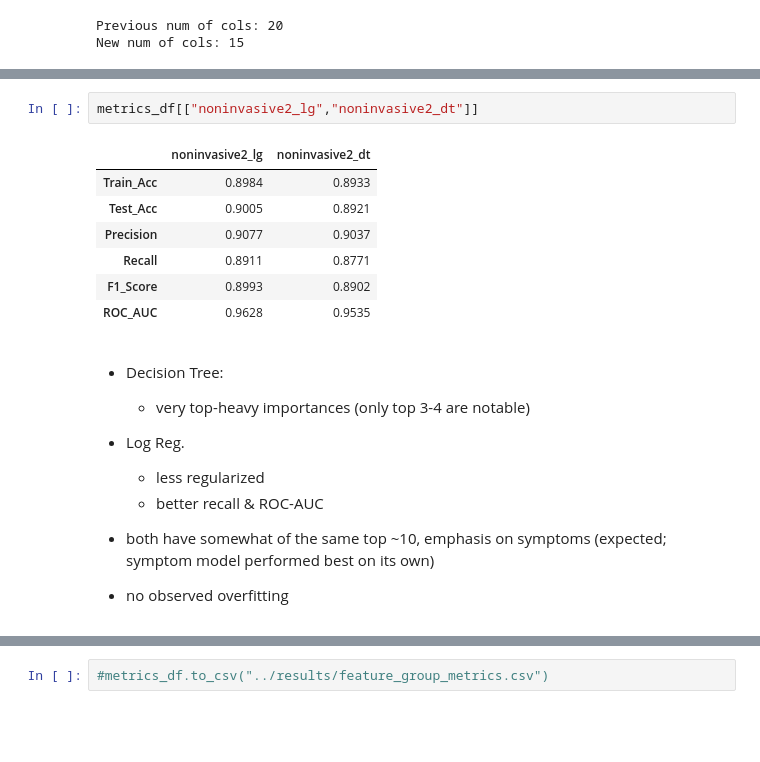
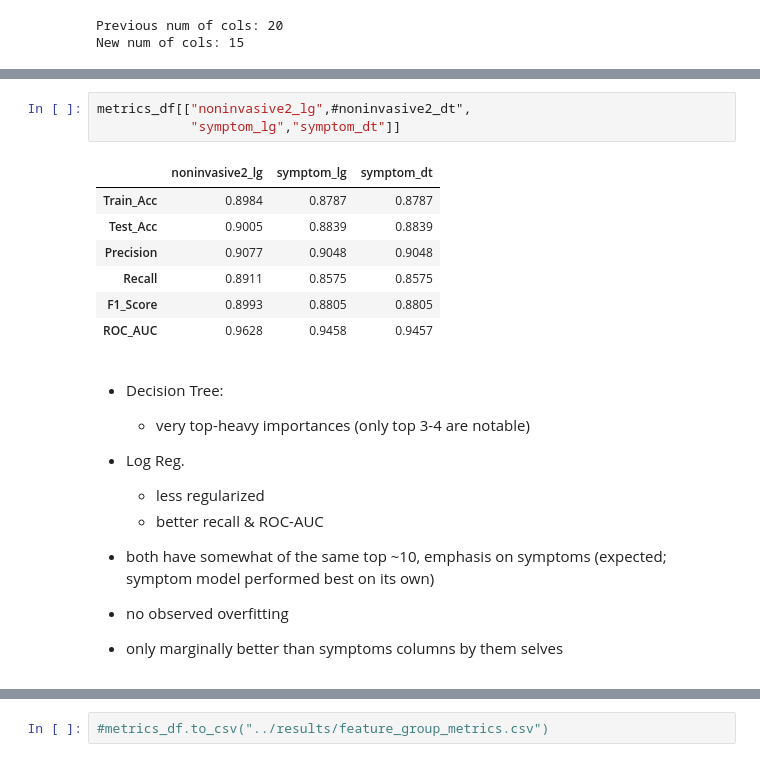
Before and after one commit to zaisid/OvarianCancer50k_ML, a Jupyter notebook: notebooks/ModelReduction.ipynb, the cells around one changed output, grey strips where cells are left out. Saved outputs shown, nothing was run; the diff lists cells and outputs as text; blank space fills up the shorter version.

Commit message:
Non-invasive features without symptoms + modelling results

```diff
--- a/notebooks/ModelReduction.ipynb
+++ b/notebooks/ModelReduction.ipynb
@@ -472,15 +472,16 @@ Parity                        0.000164
 Hormone_Therapy_History       0.000000
 dtype: float64
 # %%
-metrics_df[["noninvasive2_lg","noninvasive2_dt"]]
+metrics_df[["noninvasive2_lg",#noninvasive2_dt",
+            "symptom_lg","symptom_dt"]]
 # %% [output]
-|  | noninvasive2_lg | noninvasive2_dt |
-| Train_Acc | 0.8984 | 0.8933 |
-| Test_Acc | 0.9005 | 0.8921 |
-| Precision | 0.9077 | 0.9037 |
-| Recall | 0.8911 | 0.8771 |
-| F1_Score | 0.8993 | 0.8902 |
-| ROC_AUC | 0.9628 | 0.9535 |
+|  | noninvasive2_lg | symptom_lg | symptom_dt |
+| Train_Acc | 0.8984 | 0.8787 | 0.8787 |
+| Test_Acc | 0.9005 | 0.8839 | 0.8839 |
+| Precision | 0.9077 | 0.9048 | 0.9048 |
+| Recall | 0.8911 | 0.8575 | 0.8575 |
+| F1_Score | 0.8993 | 0.8805 | 0.8805 |
+| ROC_AUC | 0.9628 | 0.9458 | 0.9457 |
 # %% [markdown]
 - Decision Tree:
     - very top-heavy importances (only top 3-4 are notable)
@@ -491,3 +492,4 @@ metrics_df[["noninvasive2_lg","noninvasive2_dt"]]
 
 - both have somewhat of the same top ~10, emphasis on symptoms (expected; symptom model performed best on its own)
 - no observed overfitting
+- only marginally better than symptoms columns by them selves
```
Also changed, not shown: parts of 3 cells of this notebook, 1 other file.
